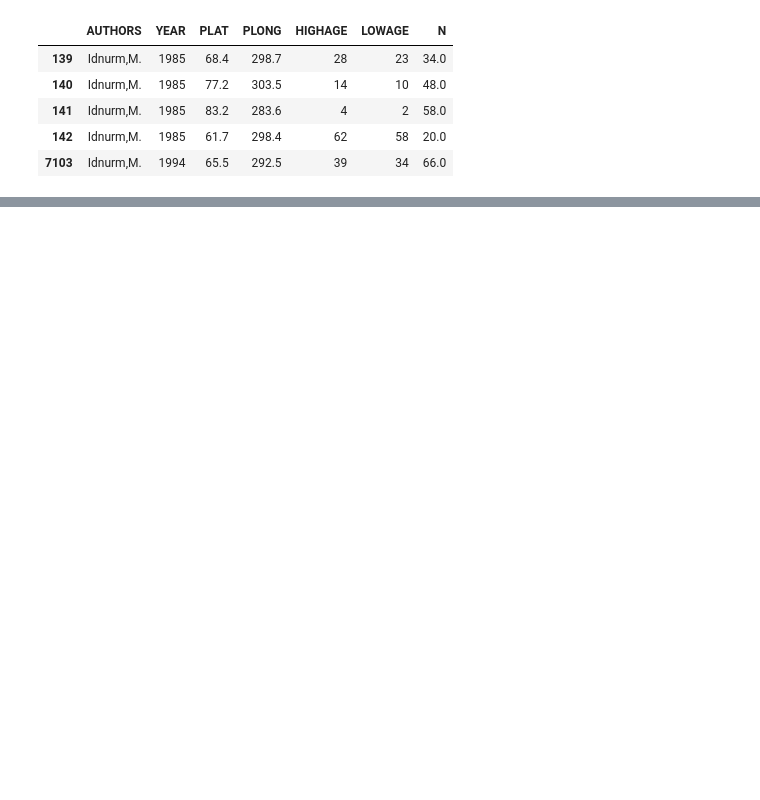
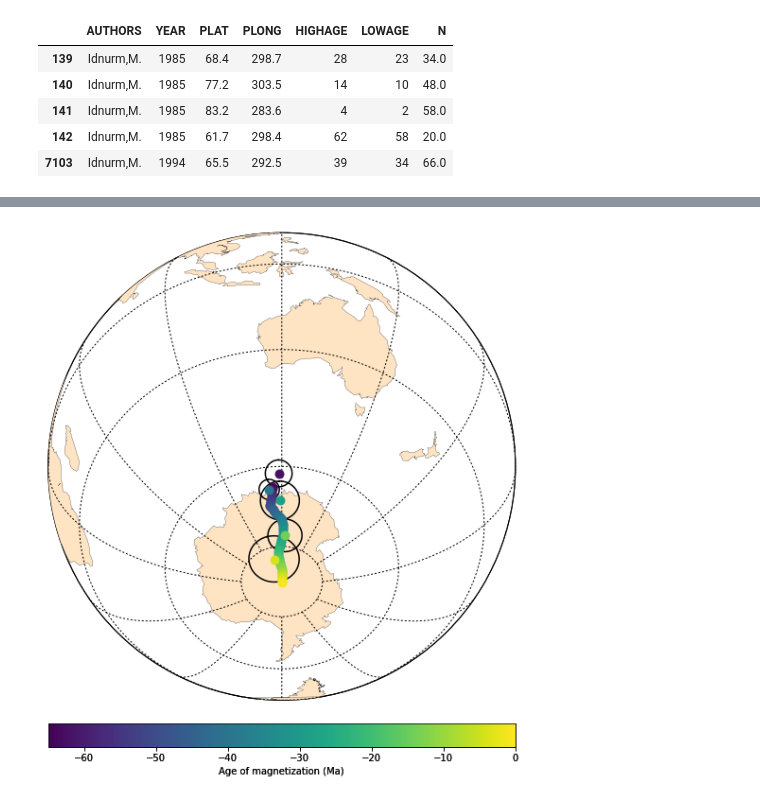
Before and after one commit to Swanson-Hysell-Group/bayesian_plate_reconstruction, a Jupyter notebook: figures/australia/Australia_Poles.ipynb, the cells around one changed output, grey strips where cells are left out. Cells and saved outputs as stored; diff of their text form; code cells hidden in the pictures; blank space fills up the shorter version.

Commit message:
add GPlates folder with Seton and Torsvik reconstructions and synthetic Aus APWPs

```diff
--- a/figures/australia/Australia_Poles.ipynb
+++ b/figures/australia/Australia_Poles.ipynb
@@ -48,0 +50,10 @@ plt.show()
+# %%
+Torsvik2017_pole = pd.read_csv('../../gplates/Torsvik2017/Torsvik_Aus_S.csv')
+Torsvik2017_pole_Cenozoic = Torsvik2017_pole.ix[Torsvik2017_pole['Time (Ma)']<65]
+Torsvik2017_pole_Cenozoic = Torsvik2017_pole_Cenozoic.ix[Torsvik2017_pole_Cenozoic['Time (Ma)']>0]
+Torsvik2017_pole_Cenozoic.head()
+
+Seton2012_pole = pd.read_csv('../../gplates/Seton2012/Seton_Aus_S.csv')
+Seton2012_pole_Cenozoic = Seton2012_pole.ix[Seton2012_pole['Time (Ma)']<65]
+Seton2012_pole_Cenozoic = Seton2012_pole_Cenozoic.ix[Seton2012_pole_Cenozoic['Time (Ma)']>0]
+Seton2012_pole_Cenozoic.head()
@@ -48,0 +67,30 @@ plt.show()
+# %%
+m = Basemap(projection='ortho',lat_0=-60,lon_0=120,resolution='c',area_thresh=50000)
+plt.figure(figsize=(10, 10))
+m.drawcoastlines(linewidth=0.25)
+m.fillcontinents(color='bisque',lake_color='white',zorder=1)
+m.drawmapboundary(fill_color='white')
+m.drawmeridians(np.arange(0,360,30))
+m.drawparallels(np.arange(-90,90,30))
+
+for n in Torsvik2017_pole_Cenozoic.index:
+    pole = ipmag.plot_pole_colorbar(m,Torsvik2017_pole_Cenozoic['Lon'][n],
+                             Torsvik2017_pole_Cenozoic['Lat'][n],
+                             0,
+                             -Torsvik2017_pole_Cenozoic['Time (Ma)'][n],
+                             -65,0,markersize=80, color="k", alpha=1)
+
+m.colorbar(pole,location='bottom',pad="5%",label='Age of magnetization (Ma)')
+
+for n in GPMDB_Australia_50Ma.index:
+    pole = ipmag.plot_pole_colorbar(m,GPMDB_Australia_50Ma['PLONG'][n]-180.,
+                             -GPMDB_Australia_50Ma['PLAT'][n],
+                             GPMDB_Australia_50Ma['DP'][n],
+                             -GPMDB_Australia_50Ma['HIGHAGE'][n],
+                             -65,0,markersize=80, color="k", alpha=1)
+
+m.colorbar(pole,location='bottom',pad="5%",label='Age of magnetization (Ma)')
+
+plt.show()
+# %% [output]
+[figure, added]
```
Also changed, not shown: parts of 4 cells of this notebook, 12 other files.
